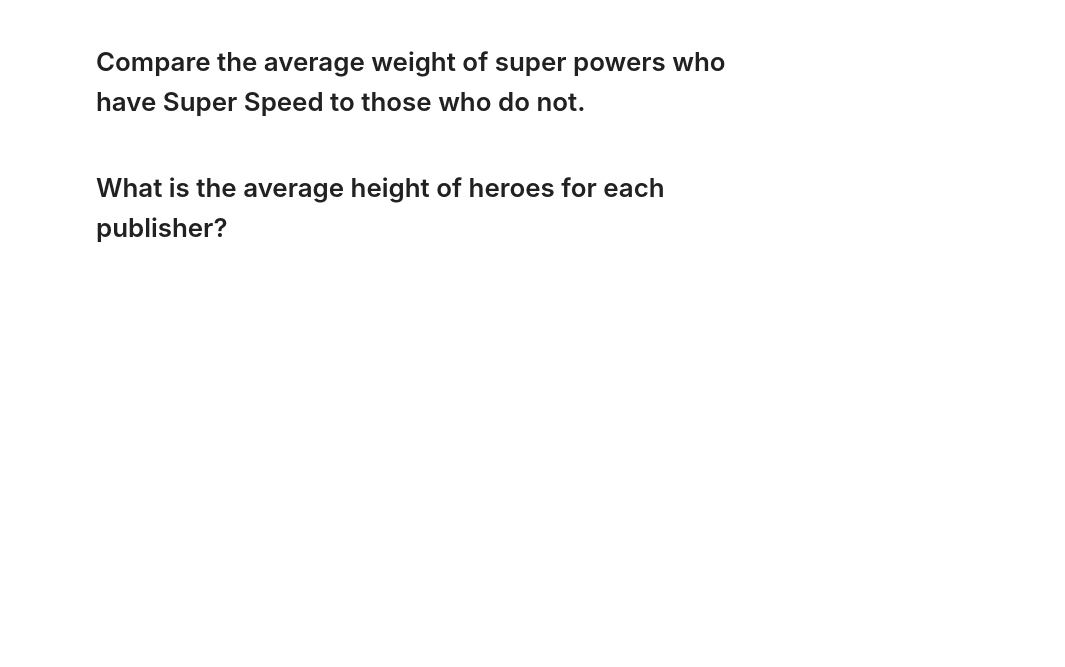
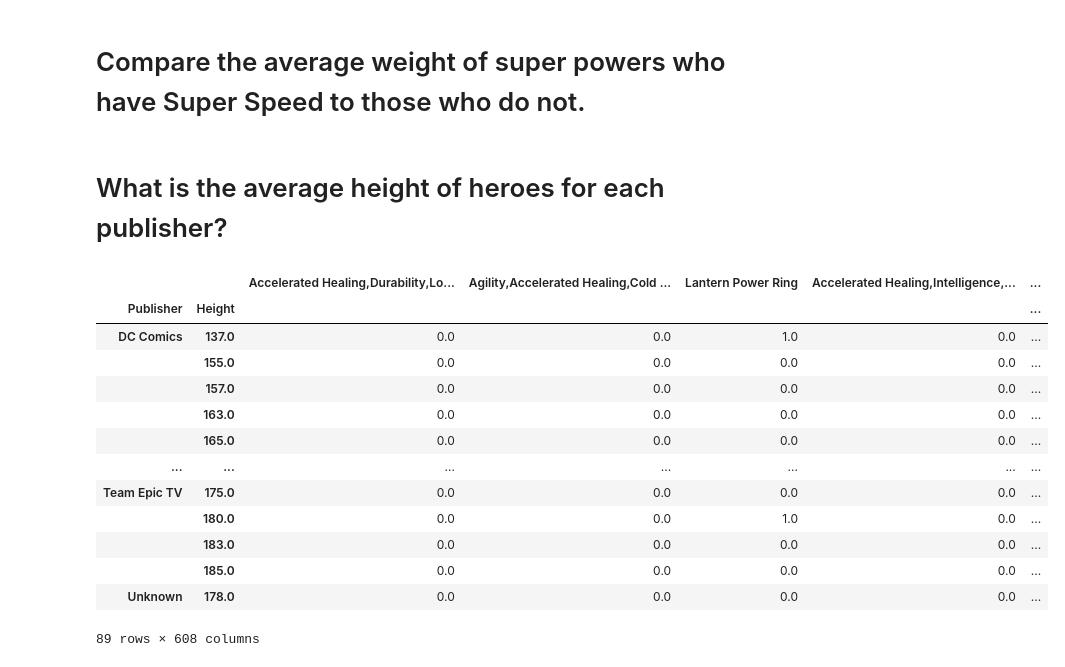
Before and after one commit to maryawamaitha/Advanced-Transformations-Practice, a Jupyter notebook: Advanced Transformation(Core).ipynb, the cells around one changed output. Cells and saved outputs as stored; diff of their text form; code cells hidden in the pictures; blank space fills up the shorter version.

```diff
--- a/Advanced Transformation(Core).ipynb
+++ b/Advanced Transformation(Core).ipynb
@@ -214,4 +214,19 @@ df3.head(10)
 # %% [markdown]
 # What is the average height of heroes for each publisher?
 # %%
-# df3.groupby("Publisher")["Height"].mean()
+df3.groupby(["Publisher","Height"]).mean()
+# %% [output]
+|  |  | Accelerated Healing,Durability,Lo... | Agility,Accelerated Healing,Cold ... | Lantern Power Ring | Accelerated Healing,Intelligence,... | ... |
+| Publisher | Height |  |  |  |  | ... |
+| DC Comics | 137.0 | 0.0 | 0.0 | 1.0 | 0.0 | ... |
+|  | 155.0 | 0.0 | 0.0 | 0.0 | 0.0 | ... |
+|  | 157.0 | 0.0 | 0.0 | 0.0 | 0.0 | ... |
+|  | 163.0 | 0.0 | 0.0 | 0.0 | 0.0 | ... |
+|  | 165.0 | 0.0 | 0.0 | 0.0 | 0.0 | ... |
+| ... | ... | ... | ... | ... | ... | ... |
+| Team Epic TV | 175.0 | 0.0 | 0.0 | 0.0 | 0.0 | ... |
+|  | 180.0 | 0.0 | 0.0 | 1.0 | 0.0 | ... |
+|  | 183.0 | 0.0 | 0.0 | 0.0 | 0.0 | ... |
+|  | 185.0 | 0.0 | 0.0 | 0.0 | 0.0 | ... |
+| Unknown | 178.0 | 0.0 | 0.0 | 0.0 | 0.0 | ... |
+89 rows × 608 columns
```
Also changed, not shown: parts of 5 cells of this notebook.
